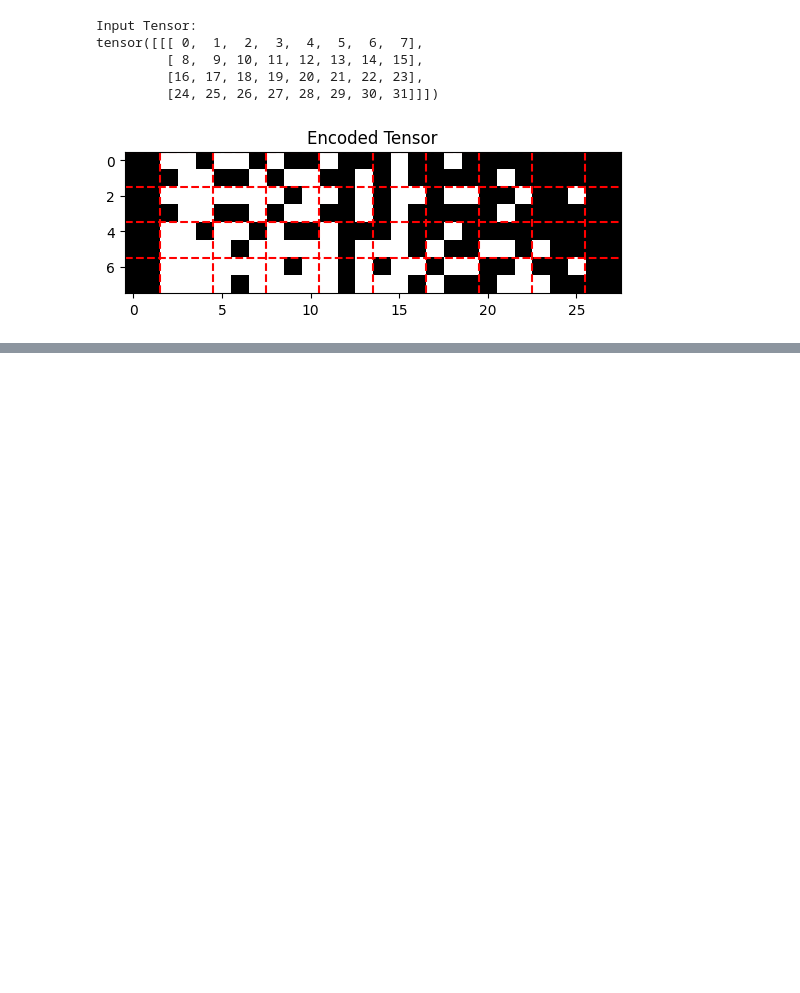
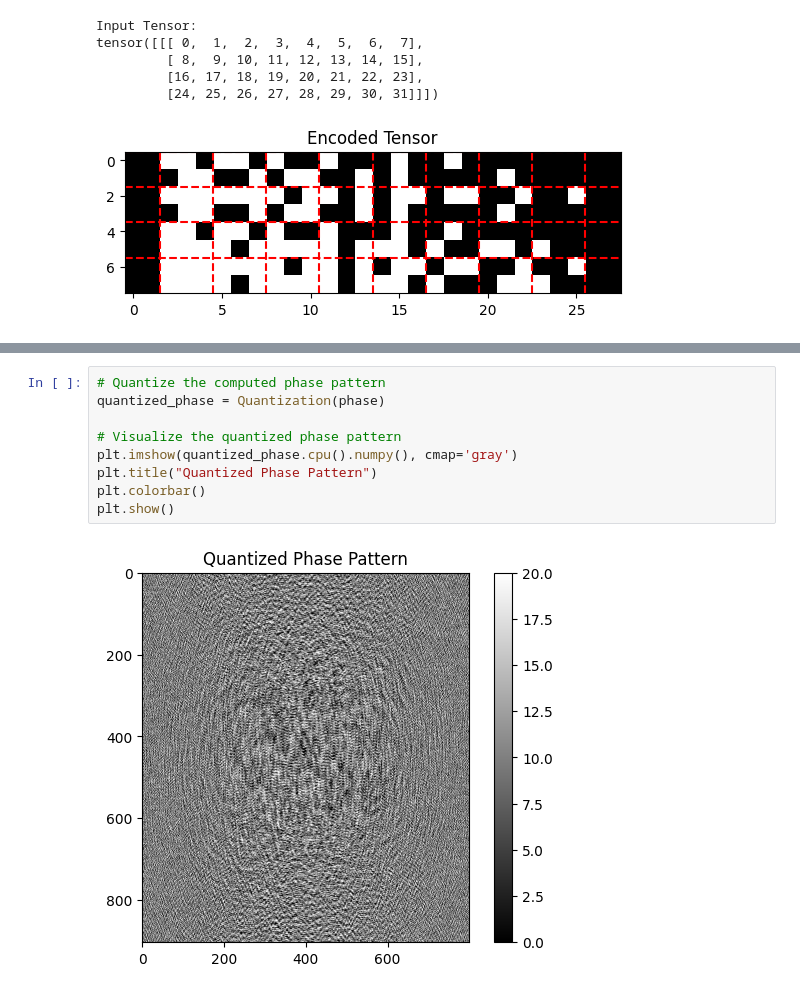
Before and after one commit to tsopeter/VM_NES_Training, a Jupyter notebook: Algorithms/plm.ipynb, the cells around one changed output, grey strips where cells are left out. Saved outputs shown, nothing was run; the diff lists cells and outputs as text; blank space fills up the shorter version.

```diff
--- a/Algorithms/plm.ipynb
+++ b/Algorithms/plm.ipynb
@@ -233,0 +489,11 @@ tensor([[[ 0,  1,  2,  3,  4,  5,  6,  7],
+# %%
+# Quantize the computed phase pattern
+quantized_phase = Quantization(phase)
+
+# Visualize the quantized phase pattern
+plt.imshow(quantized_phase.cpu().numpy(), cmap='gray')
+plt.title("Quantized Phase Pattern")
+plt.colorbar()
+plt.show()
+# %% [output]
+[figure, added]
```
Also changed, not shown: parts of 8 cells of this notebook, 30 other files.
